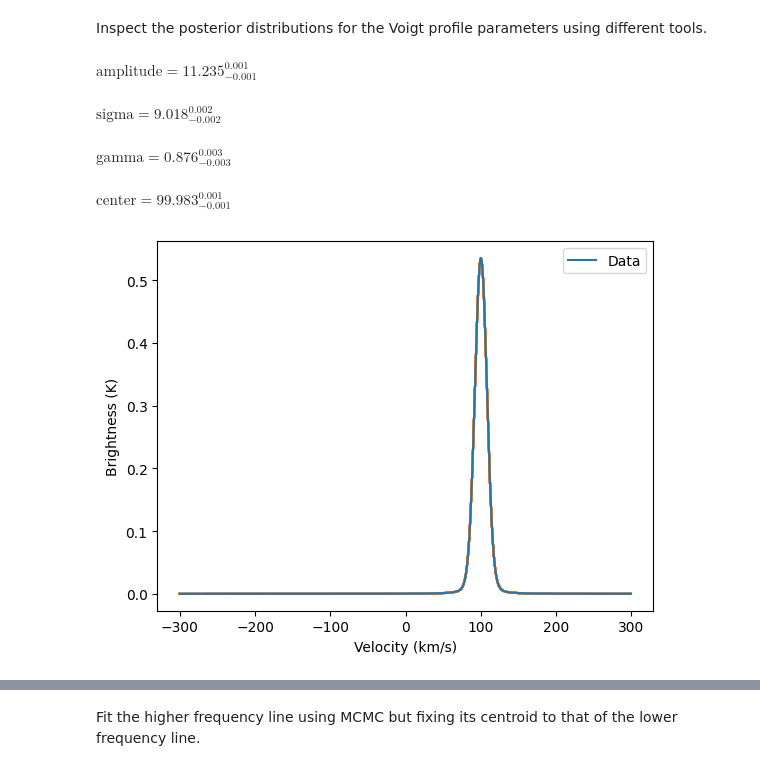
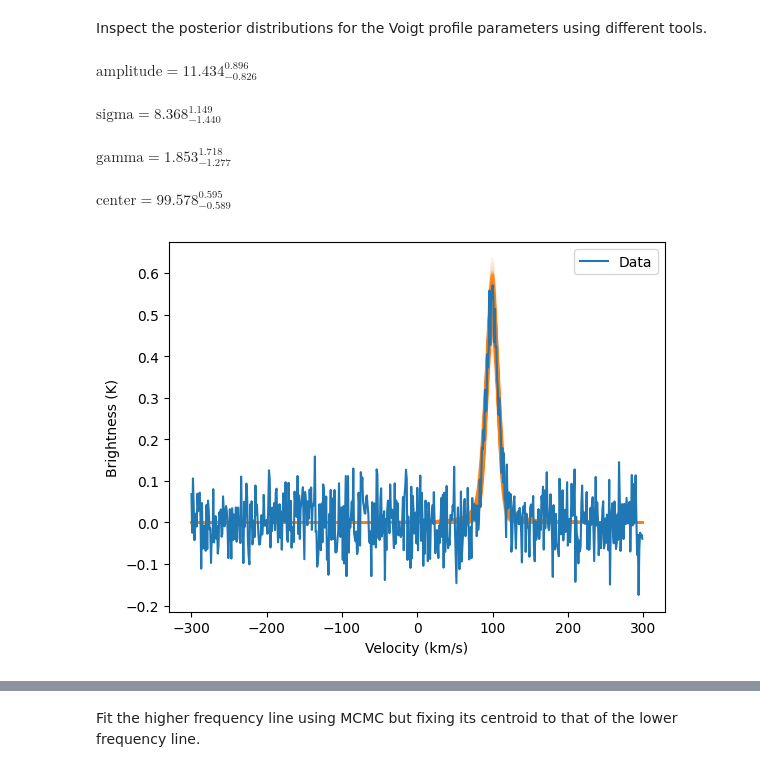
Before and after one commit to astrofle/RRLpy, a Jupyter notebook: examples/fit_lines.ipynb, the cells around one changed output, grey strips where cells are left out. Drawn from its saved outputs; the diff is of its cells as text; code cells hidden in the pictures.

```diff
--- a/examples/fit_lines.ipynb
+++ b/examples/fit_lines.ipynb
@@ -60,6 +60,12 @@ layer = layers.Layer(3*u.cm**-3, 7000*u.K, 220*u.pc, 1*u.km/u.s,
 # Compute the line emission from the layer.
 # We will use this as our "observed" data, or mock data.
 layer.compute()
+
+# Add noise so the S/N is ~10.
+for i,n in enumerate(rrls.qn):
+    peak = layer.tl_x[i].max().to("K").value
+    rms = 0.1*peak
+    layer.tl_x[i] += np.random.normal(0, rms, size=layer.tl_x[i].shape) * u.K
 # %% [markdown]
 The above cell generated our spectra. Lets look at it.
 # %%
@@ -199,7 +218,7 @@ def log_prior(params):
 
     lnp = 0
     if (amplitude < 0 or amplitude > 30) \
-    or (sigma < 0 or sigma > 20) or (gamma < 0 or gamma > 1) \
+    or (sigma < 0 or sigma > 20) or (gamma < 0 or gamma > 5) \
     or (center > 150 or center < 50):
         return -np.inf
 
@@ -222,12 +241,14 @@ pars = ["amplitude", "sigma", "gamma", "center"]
 # %% [markdown]
 Use the maximum likelihood parameters to set the starting values for the walkers.
 # %%
-pos = soln.x + 1e-4 * np.random.randn(32, len(soln.x))
+# Gamma may have a negative value, which is not physical, but
+# the Voigt profile does not care if the value is negative.
+pos = abs(soln.x) + 1e-2 * np.random.randn(32, len(soln.x))
 nwalkers, ndim = pos.shape
 
 # Set up and start the MCMC.
 sampler = emcee.EnsembleSampler(
-    nwalkers, ndim, log_prob, args=(velo, spec_260, 1.e-4)
+    nwalkers, ndim, log_prob, args=(velo, spec_260, 1.e-1)
 )
 sampler.run_mcmc(pos, 5000, progress=True);
 # %% [markdown]
@@ -242,21 +263,21 @@ for i,p in enumerate(pars):
     txt = txt.format(mcmc[1], q[0], q[1], p)
     display(Math(txt))
 # %% [output]
-$\displaystyle \mathrm{amplitude} = 11.235_{-0.001}^{0.001}$
+$\displaystyle \mathrm{amplitude} = 11.434_{-0.826}^{0.896}$
-$\displaystyle \mathrm{sigma} = 9.018_{-0.002}^{0.002}$
+$\displaystyle \mathrm{sigma} = 8.368_{-1.440}^{1.149}$
-$\displaystyle \mathrm{gamma} = 0.876_{-0.003}^{0.003}$
+$\displaystyle \mathrm{gamma} = 1.853_{-1.277}^{1.718}$
-$\displaystyle \mathrm{center} = 99.983_{-0.001}^{0.001}$
+$\displaystyle \mathrm{center} = 99.578_{-0.589}^{0.595}$
 # %%
-inds = np.random.randint(len(flat_sample), size=100)
+inds = np.random.randint(len(flat_sample), size=500)
 for ind in inds:
     sample = flat_sample[ind]
     plt.plot(velo, model(sample, velo), "C1", alpha=0.1)
 plt.plot(velo, spec_260, label="Data")
 plt.legend()
 plt.xlabel("Velocity (km/s)")
 plt.ylabel("Brightness (K)");
 # %% [output]
-[figure, old version]
+[figure, new version]
 # %%
 # Extract the results from the sampler.
 # The maximum likelihood values should match those of the gas layer we generated above.
```
Also changed, not shown: parts of 8 cells of this notebook.
